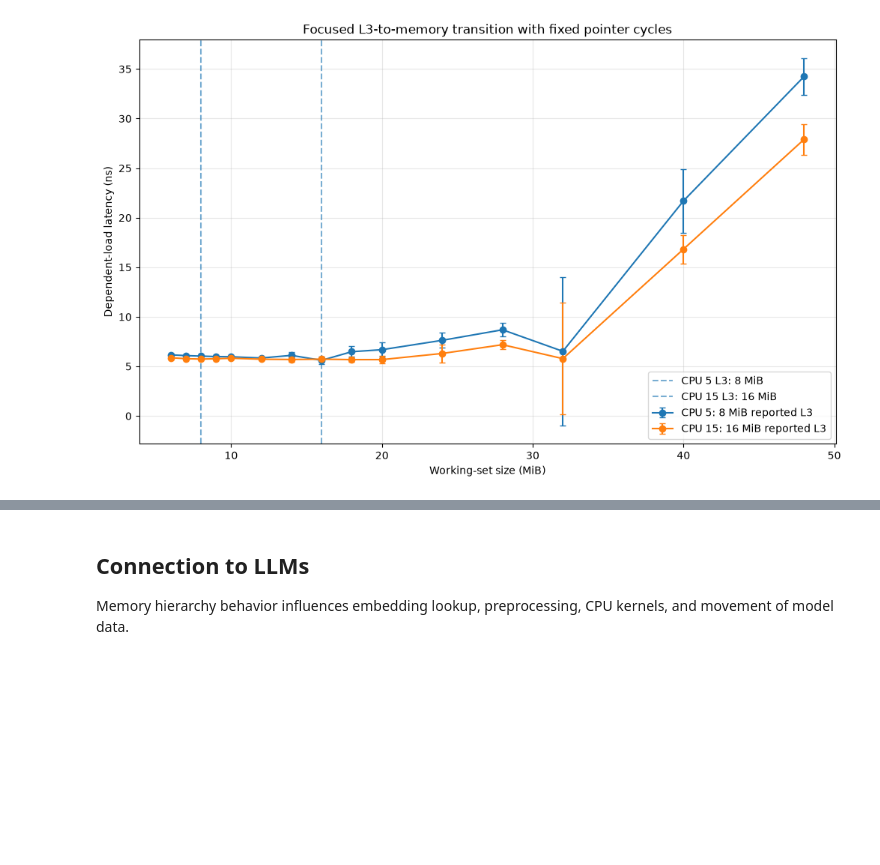
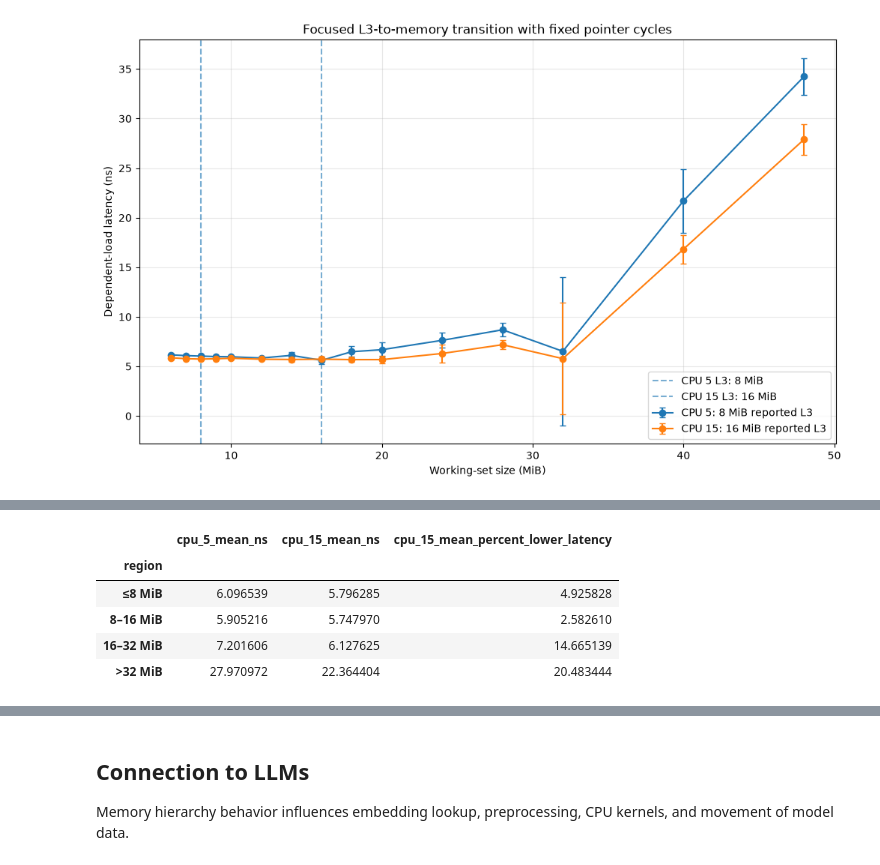
Before and after one commit to coert/dgx-spark-lab, a Jupyter notebook: experiments/00-foundations/02-memory-hierarchy.ipynb, the cells around one changed output, grey strips where cells are left out. Drawn from its saved outputs; the diff is of its cells as text; code cells hidden in the pictures; blank space fills up the shorter version.

```diff
--- a/experiments/00-foundations/02-memory-hierarchy.ipynb
+++ b/experiments/00-foundations/02-memory-hierarchy.ipynb
@@ -811,0 +902,37 @@ plt.show()
+# %%
+regional_comparison = (
+    focused_comparison.assign(
+        region=pd.cut(
+            focused_comparison["working_set_mib"],
+            bins=[0, 8, 16, 32, float("inf")],
+            labels=[
+                "≤8 MiB",
+                "8–16 MiB",
+                "16–32 MiB",
+                ">32 MiB",
+            ],
+            include_lowest=True,
+        )
+    )
+    .groupby(
+        "region",
+        observed=True,
+    )
+    .agg(
+        cpu_5_mean_ns=("cpu_5_median_ns", "mean"),
+        cpu_15_mean_ns=("cpu_15_median_ns", "mean"),
+        cpu_15_mean_percent_lower_latency=(
+            "cpu_15_percent_lower_latency",
+            "mean",
+        ),
+    )
+)
+
+regional_comparison
+# %% [output]
+|  | cpu_5_mean_ns | cpu_15_mean_ns | cpu_15_mean_percent_lower_latency |
+| region |  |  |  |
+| ≤8 MiB | 6.096539 | 5.796285 | 4.925828 |
+| 8–16 MiB | 5.905216 | 5.747970 | 2.582610 |
+| 16–32 MiB | 7.201606 | 6.127625 | 14.665139 |
+| >32 MiB | 27.970972 | 22.364404 | 20.483444 |
```
Also changed, not shown: parts of 5 cells of this notebook.
